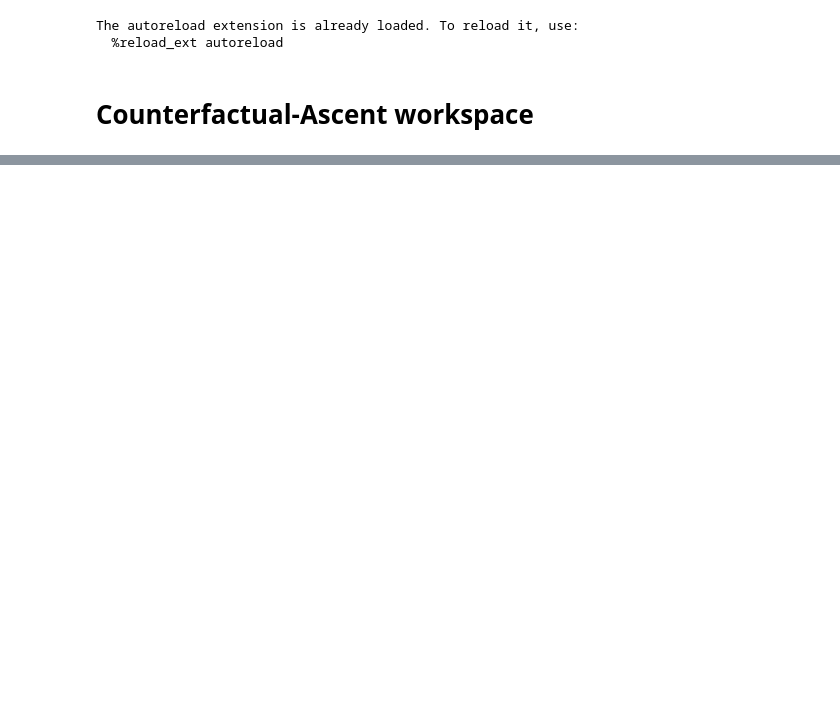
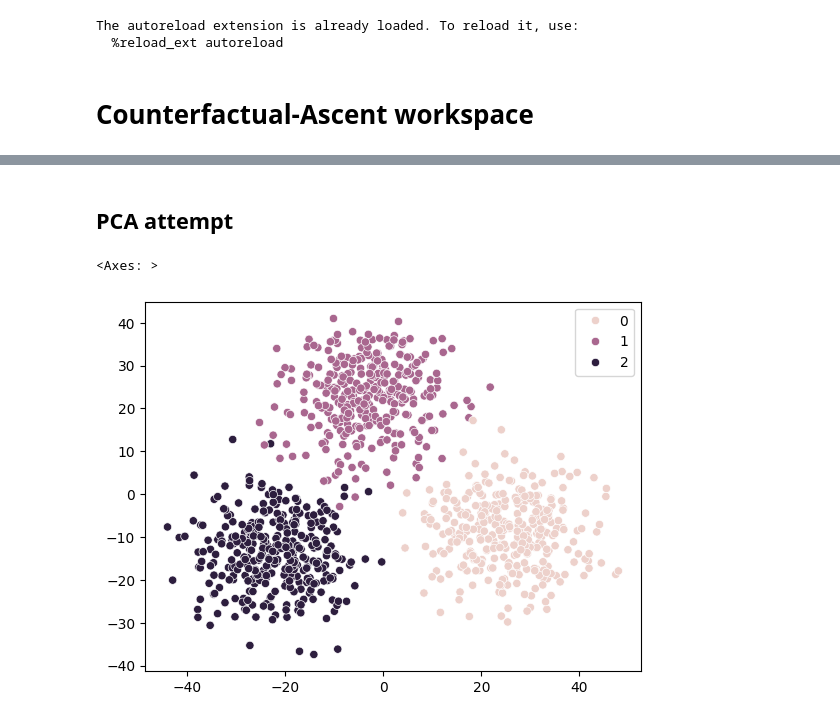
Before and after one commit to jepp3183/Thesis2025, a Jupyter notebook: code/lib/cf_a/ascent.ipynb, the cells around one changed output, grey strips where cells are left out. Saved outputs shown, nothing was run; the diff lists cells and outputs as text; code cells hidden in the pictures; blank space fills up the shorter version.

```diff
--- a/code/lib/cf_a/ascent.ipynb
+++ b/code/lib/cf_a/ascent.ipynb
@@ -70,0 +71,11 @@ plt.legend()
+# %% [markdown]
+## PCA attempt
+# %%
+X, y, centers = make_blobs(centers=3, cluster_std=8, n_features=25, n_samples=1000, return_centers=True)
+
+pca = PCA(n_components=2)
+embed_X = pca.fit_transform(X)
+sns.scatterplot(x=embed_X[:, 0], y=embed_X[:, 1], hue=y)
+# %% [output]
+<Axes: >
+[figure, added]
```
Also changed, not shown: parts of 8 cells of this notebook, 4 other files.
